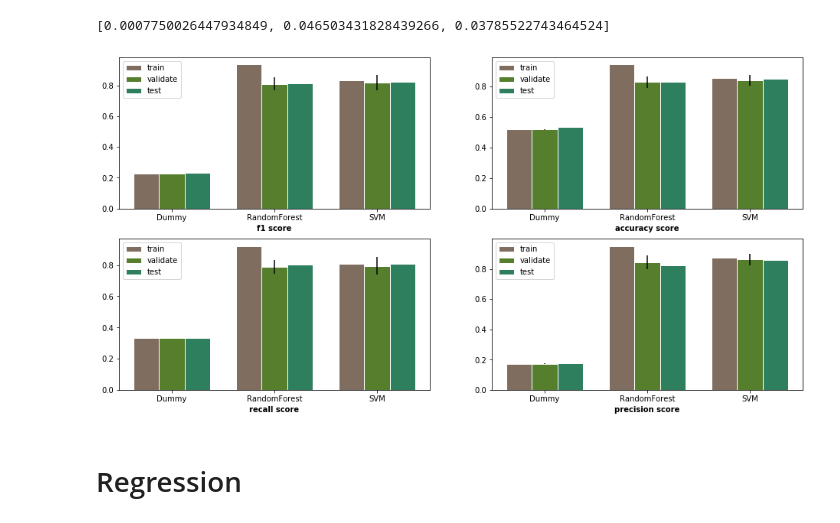
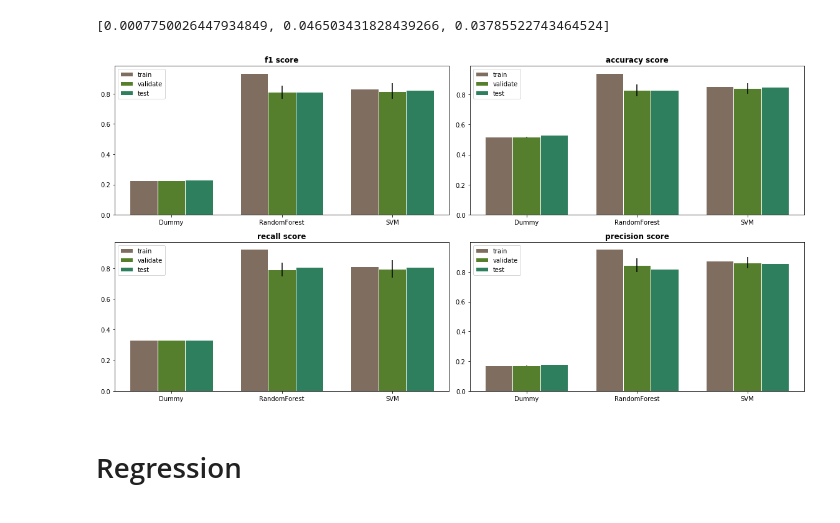
Before and after one commit to samialisayed/MachineLearning-Final-Project, a Jupyter notebook: notebook_tova_FINALLLLLLLLY.ipynb, the cells around one changed output. Drawn from its saved outputs; the diff is of its cells as text; code cells hidden in the pictures.

```diff
--- a/notebook_tova_FINALLLLLLLLY.ipynb
+++ b/notebook_tova_FINALLLLLLLLY.ipynb
@@ -223,7 +223,7 @@ plt.bar(r2, validation, color='#557f2d', width=barWidth, edgecolor='white', labe
 plt.bar(r3, test, color='#2d7f5e', width=barWidth, edgecolor='white', label='test')
 
 # Add xticks on the middle of the group bars
-plt.xlabel('f1 score', fontweight='bold')
+plt.title('f1 score', fontweight='bold')
 plt.xticks([r + barWidth for r in range(len(train))], ['Dummy', 'RandomForest', 'SVM'])
 plt.legend()
 
@@ -253,7 +253,7 @@ plt.bar(r2, validation, color='#557f2d', width=barWidth, edgecolor='white', labe
 plt.bar(r3, test, color='#2d7f5e', width=barWidth, edgecolor='white', label='test')
 
 # Add xticks on the middle of the group bars
-plt.xlabel('accuracy score', fontweight='bold')
+plt.title('accuracy score', fontweight='bold')
 plt.xticks([r + barWidth for r in range(len(train))], ['Dummy', 'RandomForest', 'SVM'])
 plt.legend()
 
@@ -283,41 +283,43 @@ plt.bar(r2, validation, color='#557f2d', width=barWidth, edgecolor='white', labe
 plt.bar(r3, test, color='#2d7f5e', width=barWidth, edgecolor='white', label='test')
 
 # Add xticks on the middle of the group bars
-plt.xlabel('recall score', fontweight='bold')
+plt.title('recall score', fontweight='bold')
 plt.xticks([r + barWidth for r in range(len(train))], ['Dummy', 'RandomForest', 'SVM'])
 plt.legend()
 
 #precision
 plt.subplot(2,2,4)
 val_error = [val_scores_clf_dummy['test_precision_macro'].std(),
               val_scores_clf_rf['test_precision_macro'].std(),
               val_scores_clf_svc['test_precision_macro'].std()]
 
 # set height of bar
 train = [val_scores_clf_dummy['train_precision_macro'].mean(),
          val_scores_clf_rf['train_precision_macro'].mean(),
          val_scores_clf_svc['train_precision_macro'].mean()]
 validation = [val_scores_clf_dummy['test_precision_macro'].mean(),
               val_scores_clf_rf['test_precision_macro'].mean(),
               val_scores_clf_svc['test_precision_macro'].mean()]
 test = [test_scores_clf_dummy['precision'], test_scores_clf_rf['precision'], test_scores_clf_svc['precision']]
 
 # Set position of bar on X axis
 r1 = np.arange(len(train))
 r2 = [x + barWidth for x in r1]
 r3 = [x + barWidth for x in r2]
 
 # Make the plot
 plt.bar(r1, train, color='#7f6d5f', width=barWidth, edgecolor='white', label='train');
 plt.bar(r2, validation, color='#557f2d', width=barWidth, edgecolor='white', label='validate', yerr=val_error);
 plt.bar(r3, test, color='#2d7f5e', width=barWidth, edgecolor='white', label='test');
 
 # Add xticks on the middle of the group bars
-plt.xlabel('precision score', fontweight='bold');
+plt.title('precision score', fontweight='bold');
 plt.xticks([r + barWidth for r in range(len(train))], ['Dummy', 'RandomForest', 'SVM']);
 plt.legend();
+
+plt.tight_layout()
 # %% [output]
-[figure, old version]
+[figure, new version]
 # %% [markdown]
 # Regression
 # %%
```
Also changed, not shown: parts of 2 cells of this notebook, 2 other files.
